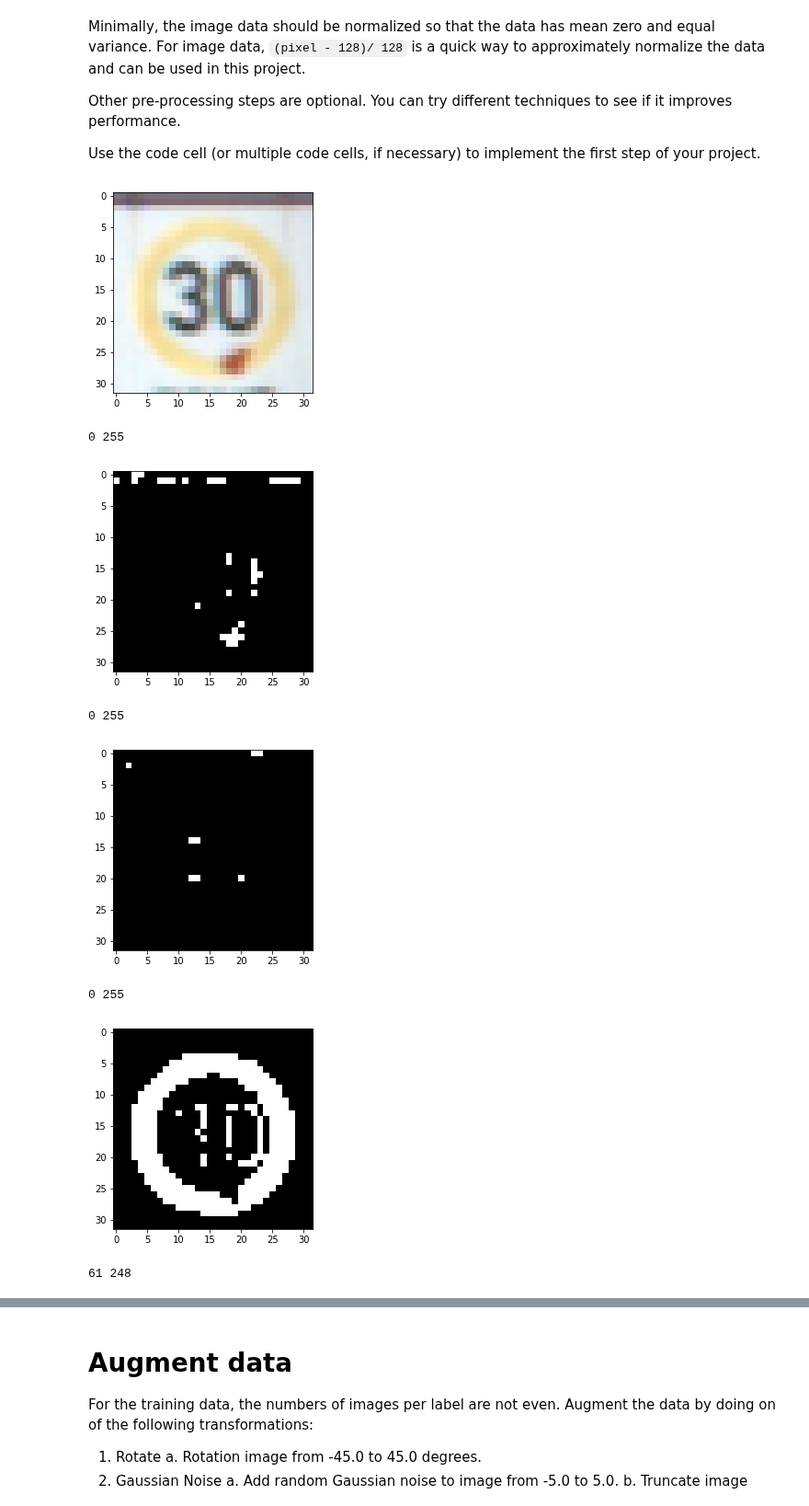
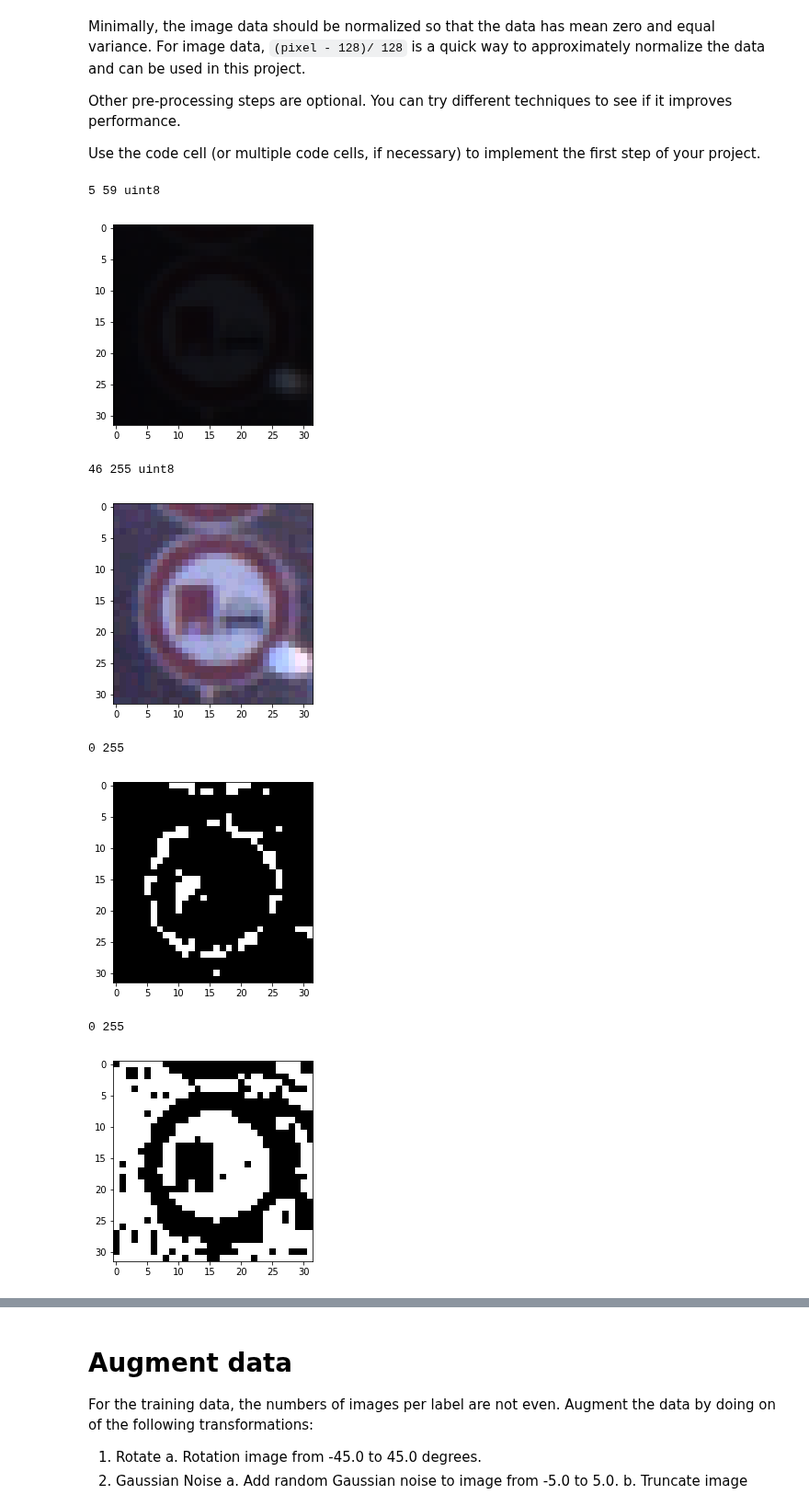
Before and after one commit to ekkus93/CarND-Traffic-Sign-Classifier-Project, a Jupyter notebook: Traffic_Sign_Classifier.ipynb, the cells around one changed output, grey strips where cells are left out. Shown at 92% size. Cells and saved outputs as stored; diff of their text form; code cells hidden in the pictures.

```diff
--- a/Traffic_Sign_Classifier.ipynb
+++ b/Traffic_Sign_Classifier.ipynb
@@ -226,6 +237,26 @@ Use the code cell (or multiple code cells, if necessary) to implement the first
 ### Preprocess the data here. It is required to normalize the data. Other preprocessing steps could include
 ### converting to grayscale, etc.
 ### Feel free to use as many code cells as needed.
+# %%
+def normalize_brightness(image):
+    hsv = cv2.cvtColor(image, cv2.COLOR_RGB2HSV).astype(np.float32)
+
+    mean_v = hsv[:, :, 2].mean()
+
+    if mean_v == 0.0:
+        return image
+
+    ratio = 128.0/mean_v
+
+    hsv[:, :, 2] = (hsv[:, :, 2] * ratio)
+
+    v = hsv[:,:,2]
+    v[v > 255.0] = 255.0
+    hsv = hsv.astype(np.uint8)
+
+    assert hsv[:, :, 2].max() <= 255
+
+    return cv2.cvtColor(hsv, cv2.COLOR_HSV2RGB).astype(np.uint8)
 # %%
 def get_mask(hsv_img, lower_threshold, upper_threshold):
     if lower_threshold[0] <= upper_threshold[0]:
@@ -249,7 +280,7 @@ def get_mask(hsv_img, lower_threshold, upper_threshold):
     return mask
 # %%
 def get_red_mask(hsv_img):
-    LIGHT_RED = np.array([170,20,25])
+    LIGHT_RED = np.array([160,20,25])
     DARK_RED = np.array([10,255,255])
 
     return get_mask(hsv_img, LIGHT_RED, DARK_RED)
@@ -294,36 +327,54 @@ def get_color_mask(img):
 
     return color_mask
+# %%
+from skimage import color
+
+def get_canny(image, min_threshold=100, max_threshold=200):
+    gray = (255.0 * color.rgb2gray(image)).astype(np.uint8)
+
+    return cv2.Canny(gray, min_threshold, max_threshold)
 # %%
-image = X_train[69]
+orig_image = X_train[6]
+print(orig_image.min(), orig_image.max(), orig_image.dtype)
+plt.imshow(orig_image)
+plt.show()
+
+image = normalize_brightness(orig_image)
+print(image.min(), image.max(), image.dtype)
 plt.imshow(image)
 plt.show()
 
 hsv = cv2.cvtColor(image, cv2.COLOR_RGB2HSV).astype(np.float32)
 red_image = get_red_mask(hsv)
 print(red_image.min(), red_image.max())
 plt.imshow(red_image , cmap='gray')
 plt.show()
 
 blue_image = get_blue_mask(hsv)
 print(blue_image.min(), blue_image.max())
 plt.imshow(blue_image, cmap='gray')
 plt.show()
 
 yellow_image = get_yellow_mask(hsv)
 print(yellow_image.min(), yellow_image.max())
 plt.imshow(yellow_image, cmap='gray')
 plt.show()
 
 black_image = get_black_mask(image)
 print(black_image.min(), black_image.max())
 plt.imshow(black_image, cmap='gray')
 plt.show()
+
+canny_image = get_canny(image, min_threshold=0, max_threshold=100)
+print(canny_image.min(), canny_image.max())
+plt.imshow(canny_image, cmap='gray')
+plt.show()
 # %% [output]
+5 59 uint8
-[figure, old version]
+[figure, new version]
-0 255
+46 255 uint8
-[figure, old version]
+[figure, new version]
-0 255
+0 255
-[figure, old version]
+[figure, new version]
-0 255
+0 255
-[figure, old version]
+[figure, new version]
-61 248
```
Also changed, not shown: parts of 17 cells of this notebook.
